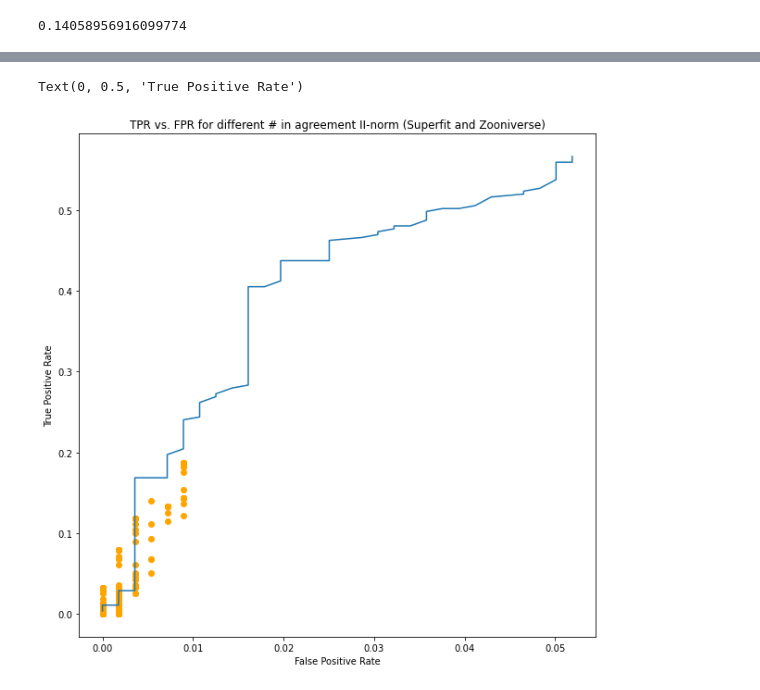
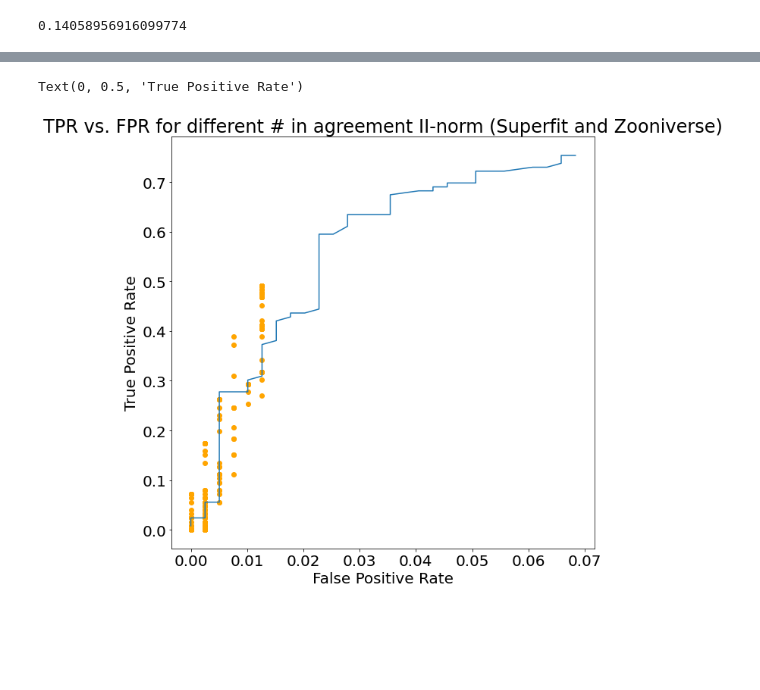
Before and after one commit to Hallflower20/supernova-spectrum-analysis, a Jupyter notebook: ZooniverseAnalysis/Analysis.ipynb, the cells around one changed output, grey strips where cells are left out. Drawn from its saved outputs; the diff is of its cells as text; code cells hidden in the pictures; blank space fills up the shorter version.

```diff
--- a/ZooniverseAnalysis/Analysis.ipynb
+++ b/ZooniverseAnalysis/Analysis.ipynb
@@ -842,7 +828,7 @@ for phase in phase_cutoffs:
         falsepositive = [0, 0, 0]
         for i in joined_phase:
             if(i["phase"] > phase and i["agreement"] >= agreement):
-                c_actual = "Ia" in i["Real_c"]
+                c_actual = "Ia" in i["classification"]
 
                 c_snid = "Ia" in i["Zooniverse_c"]
                 if(c_actual == True and c_snid == True):
@@ -946,7 +951,7 @@ for phase in phase_cutoffs:
         falsepositive = [0, 0, 0]
         for i in joined_phase:
             if(i["phase"] > phase and i["agreement"] >= agreement):
-                c_actual = "II" in i["Real_c"]
+                c_actual = "II" in i["classification"]
 
                 c_snid = "II" in i["Zooniverse_c"]
                 if(c_actual == True and c_snid == True):
@@ -967,0 +975,2 @@ Text(0, 0.5, 'True Positive Rate')
+# %%
+plt.rcParams.update({'font.size': 20})
@@ -972,27 +1003,26 @@ tprfpr_zooniverse_superfit_II = Table(
                 meta={"name": "Comparison of Three Programs"},
                 dtype=("float64", "float64", "float64", "float64"
                       ))
-for phase in phase_cutoffs:
-    for agreement in cutoffs:
-        truepositive = [0, 0, 0]
-        falsepositive = [0, 0, 0]
-        for i in joined_phase:
-            if(i["phase"] > phase and i["agreement"] >= agreement):
-                c_actual = "II" in i["Real_c"]
+falsepositive_names = []
+for agreement in cutoffs:
+    truepositive = [0, 0, 0]
+    falsepositive = [0, 0, 0]
+    for name in np.unique(joined_phase["ZTF_Name"]):
+        truepositivebool = False
+        falsepositivebool = False
+        for i in joined_phase[np.where(name == joined_phase["ZTF_Name"])]:
+            if(i["agreement_broad"] >= agreement):
+                c_actual = "II" in i["classification"]
 
                 c_zoonivserse = "II" in i["Zooniverse_c"]
                 c_superfit = "II" in i["SF_fit_1"]
                 c = c_zoonivserse and c_superfit
                 if(c_actual == True and c == True):
-                    truepositive[0] += 1
+                    truepositivebool = True
                 if(c_actual != True and c == True):
-                    falsepositive[0] += 1
-        row = [phase, agreement, truepositive[0]/positiveII, falsepositive[0]/negativeII]
-        tprfpr_zooniverse_superfit_II.add_row(row)
-
-fig = plt.figure(figsize = (10,10))
-plt.scatter(tprfpr_zooniverse_superfit_II["fpr_zooniverse"], tprfpr_zooniverse_superfit_II["tpr_zooniverse"], color = "orange")
-plt.plot(tprfpr_snid_II["fpr_snid"], tprfpr_snid_II["tpr_snid"])
-plt.title("TPR vs. FPR for different # in agreement II (Superfit and Zooniverse)")
-plt.xlabel("False Positive Rate")
-plt.ylabel("True Positive Rate")
+                    falsepositivebool += True
+                    falsepositive_names.append(name)
+        truepositive[0] += truepositivebool
+        falsepositive[0] += falsepositivebool
+    row = [phase, agreement, truepositive[0]/positiveII, falsepositive[0]/negativeII]
+    tprfpr_zooniverse_superfit_II.add_row(row)
@@ -1011,35 +1064,35 @@ tprfpr_zooniverse_superfit_II = Table(
                 names=("phase", "agreement", "tpr_zooniverse", "fpr_zooniverse"
                 ),
                 meta={"name": "Comparison of Three Programs"},
                 dtype=("float64", "float64", "float64", "float64"
                       ))
 for phase in phase_cutoffs:
     for agreement in cutoffs:
         truepositive = [0, 0, 0]
         falsepositive = [0, 0, 0]
         for i in joined_phase:
             if(i["phase"] > phase and i["agreement"] >= agreement):
-                c_actual = "II" == i["Real_c"]
+                c_actual = "II" == i["classification"]
 
                 c_zoonivserse = "II-norm" == i["Zooniverse_c"]
                 c_superfit = "II" == i["SF_fit_1"]
                 c = c_zoonivserse and c_superfit
                 if(c_actual == True and c == True):
                     truepositive[0] += 1
                 if(c_actual != True and c == True):
                     falsepositive[0] += 1
         row = [phase, agreement, truepositive[0]/positiveII, falsepositive[0]/negativeII]
         tprfpr_zooniverse_superfit_II.add_row(row)
 
 fig = plt.figure(figsize = (10,10))
 plt.scatter(tprfpr_zooniverse_superfit_II["fpr_zooniverse"], tprfpr_zooniverse_superfit_II["tpr_zooniverse"], color = "orange")
 plt.plot(tprfpr_snid_II["fpr_snid"], tprfpr_snid_II["tpr_snid"])
 plt.title("TPR vs. FPR for different # in agreement II-norm (Superfit and Zooniverse)")
 plt.xlabel("False Positive Rate")
 plt.ylabel("True Positive Rate")
 # %% [output]
 Text(0, 0.5, 'True Positive Rate')
-[figure, old version]
+[figure, new version]
 # %%
 negativeIb = 0
 positiveIb = 0
```
Also changed, not shown: parts of 85 cells of this notebook, 42 other files.
